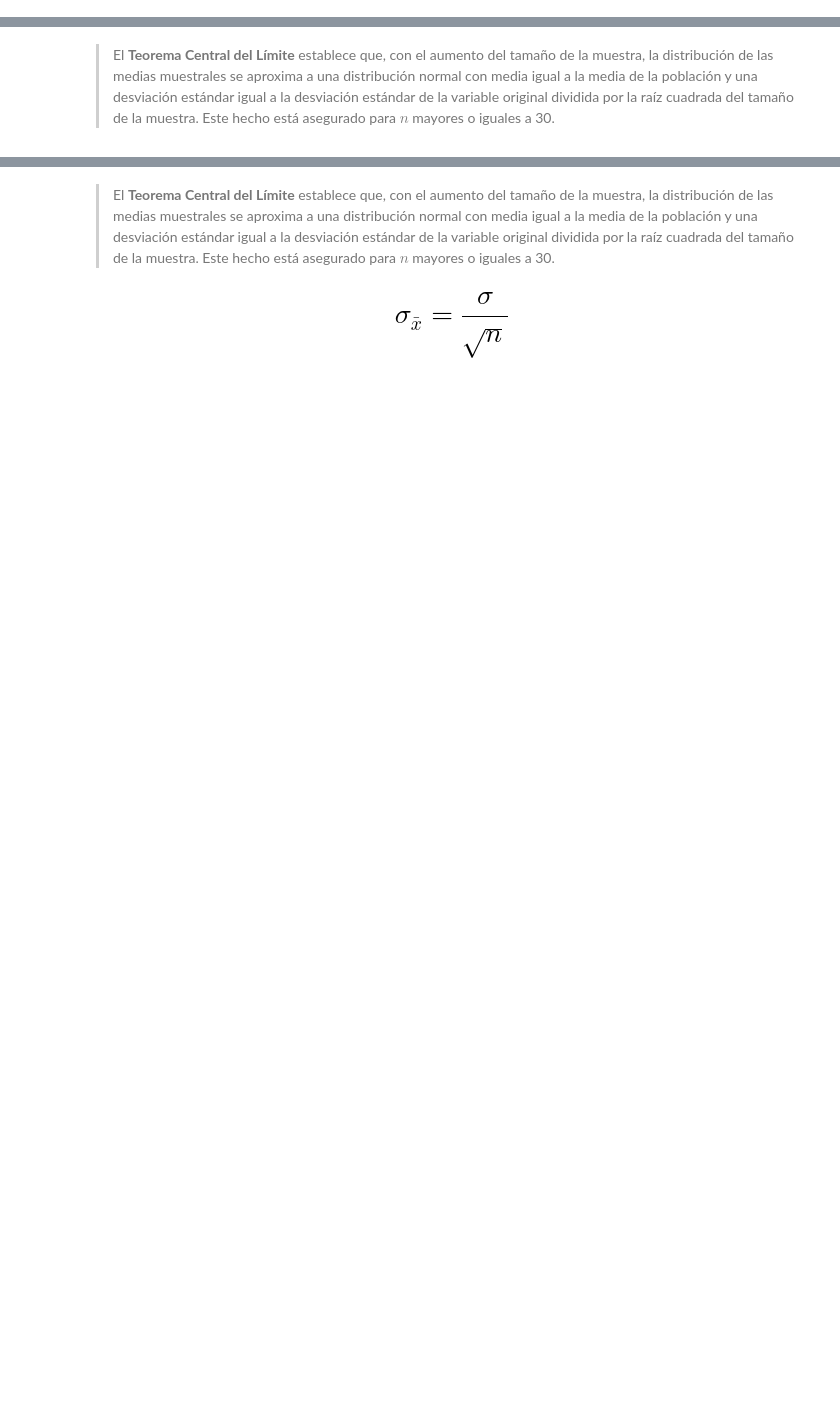
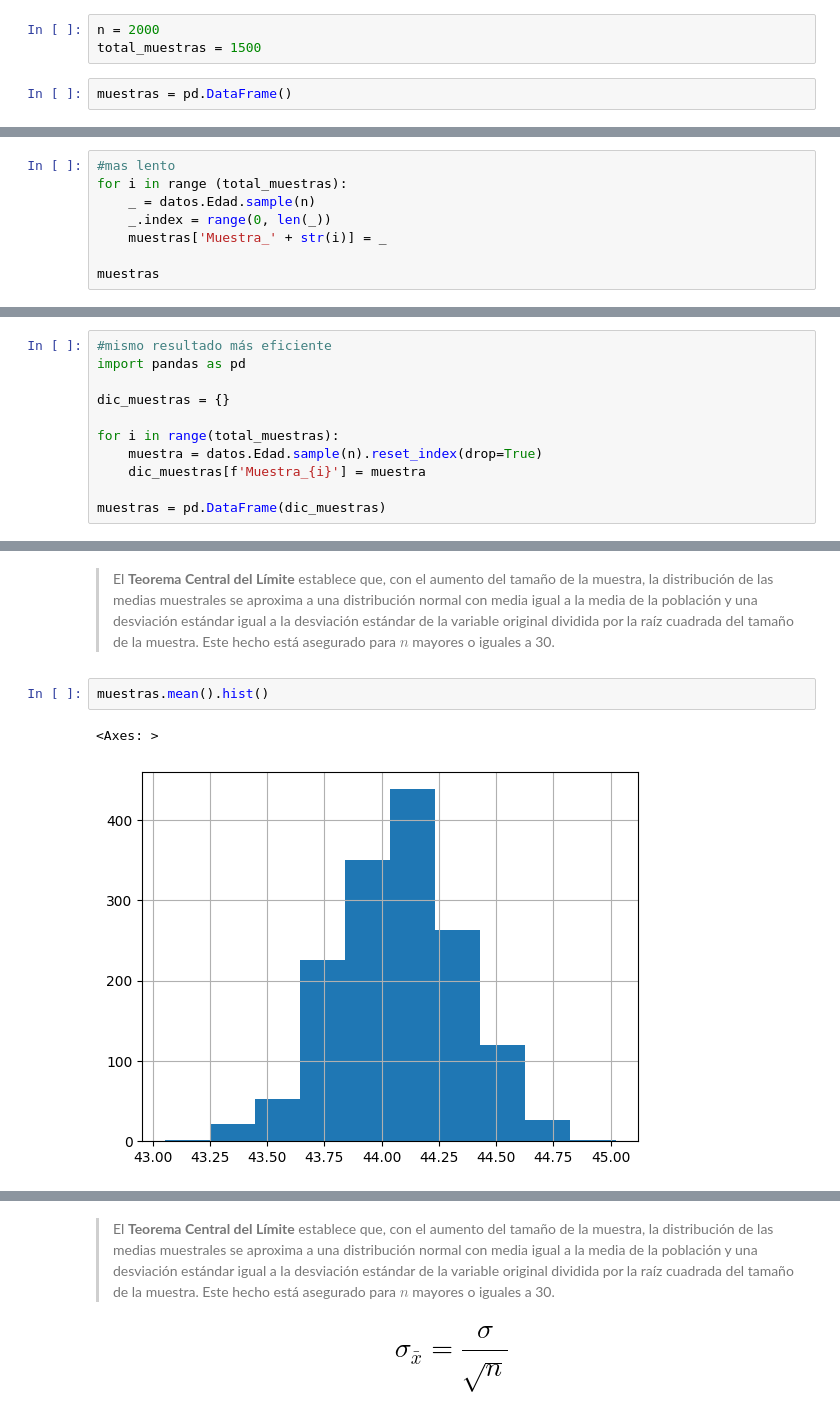
Before and after one commit to dpenamoya-ops/Python-Probabilidad-y-muestreo, a Jupyter notebook: Inicial.ipynb, the cells around one changed output, grey strips where cells are left out. Cells and saved outputs as stored; diff of their text form; blank space fills up the shorter version.

```diff
--- a/Inicial.ipynb
+++ b/Inicial.ipynb
@@ -835,3 +863,8 @@ Es la forma de hacer suposiciones generalizadas sobre los parámetros de una pob
 La desviación estándar de las medias muestrales se conoce como **error estándar de la media**
 # %% [markdown]
 ### Entendiendo el Teorema Central del Límite
+# %%
+n = 2000
+total_muestras = 1500
+# %%
+muestras = pd.DataFrame()
@@ -837,0 +873,8 @@ La desviación estándar de las medias muestrales se conoce como **error estánd
+# %%
+#mas lento
+for i in range (total_muestras):
+    _ = datos.Edad.sample(n)
+    _.index = range(0, len(_))
+    muestras['Muestra_' + str(i)] = _
+
+muestras
@@ -837,0 +883,11 @@ La desviación estándar de las medias muestrales se conoce como **error estánd
+# %%
+#mismo resultado más eficiente
+import pandas as pd
+
+dic_muestras = {}
+
+for i in range(total_muestras):
+    muestra = datos.Edad.sample(n).reset_index(drop=True)
+    dic_muestras[f'Muestra_{i}'] = muestra
+
+muestras = pd.DataFrame(dic_muestras)
@@ -840,2 +929,7 @@ La desviación estándar de las medias muestrales se conoce como **error estánd
 # %% [markdown]
 > El **Teorema Central del Límite** establece que, con el aumento del tamaño de la muestra, la distribución de las medias muestrales se aproxima a una distribución normal con media igual a la media de la población y una desviación estándar igual a la desviación estándar de la variable original dividida por la raíz cuadrada del tamaño de la muestra. Este hecho está asegurado para $n$ mayores o iguales a 30.
+# %%
+muestras.mean().hist()
+# %% [output]
+<Axes: >
+[figure, added]
```
Also changed, not shown: parts of 43 cells of this notebook.
